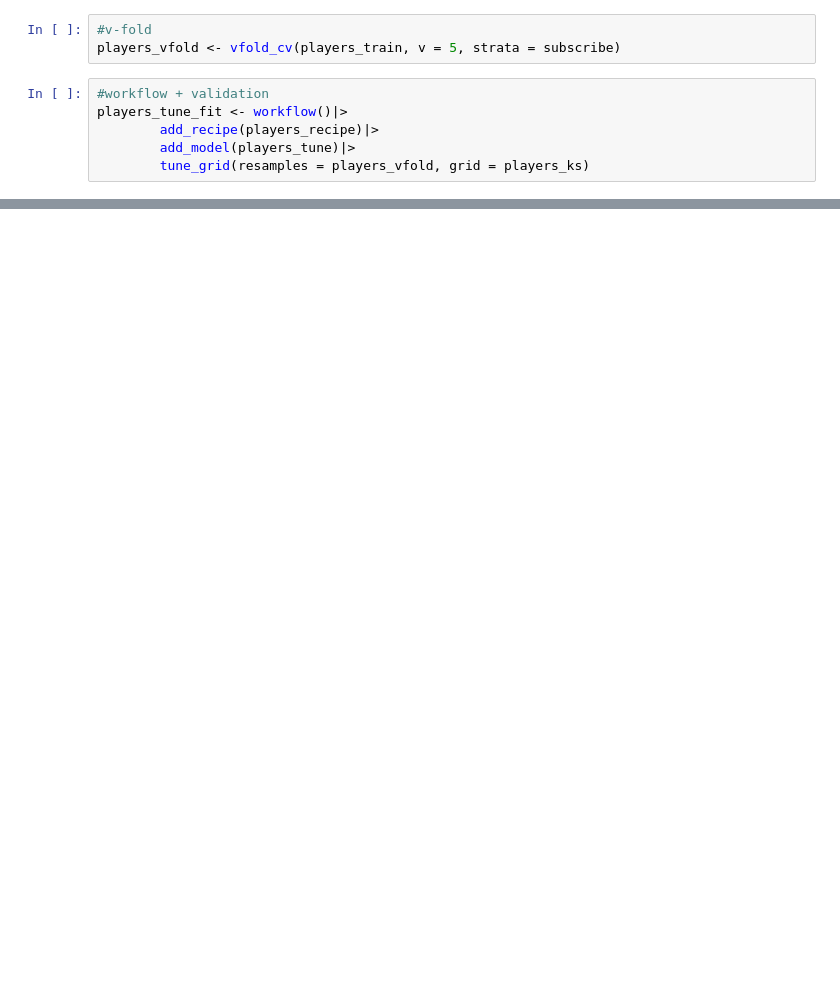
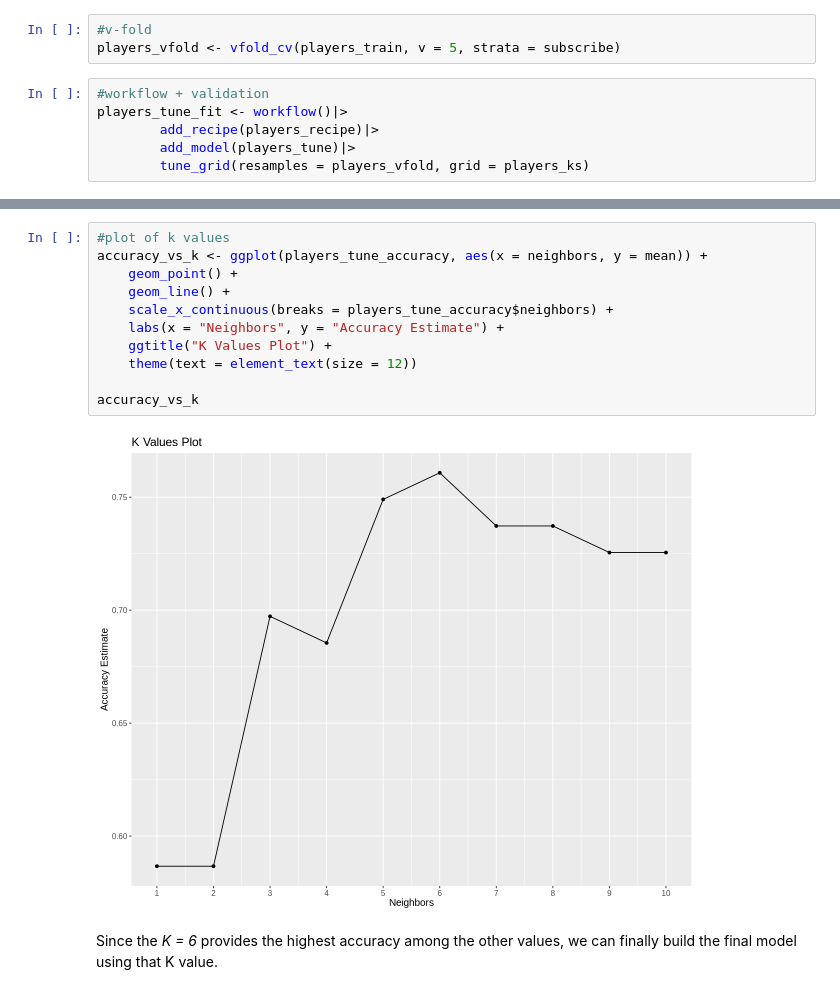
Before and after one commit to anasakbar-05/DSCI_100_Group_Project_009_14, a Jupyter notebook: Group_Project_009_14.ipynb, the cells around one changed output, grey strips where cells are left out. Drawn from its saved outputs; the diff is of its cells as text; blank space fills up the shorter version.

Commit message:
added k value plot and conclusion for evaluation

```diff
--- a/Group_Project_009_14.ipynb
+++ b/Group_Project_009_14.ipynb
@@ -353,0 +341,15 @@ discuss what future questions could this lead to
+# %%
+#plot of k values
+accuracy_vs_k <- ggplot(players_tune_accuracy, aes(x = neighbors, y = mean)) +
+    geom_point() +
+    geom_line() +
+    scale_x_continuous(breaks = players_tune_accuracy$neighbors) +
+    labs(x = "Neighbors", y = "Accuracy Estimate") +
+    ggtitle("K Values Plot") +
+    theme(text = element_text(size = 12))
+
+accuracy_vs_k
+# %% [output]
+[figure, added]
+# %% [markdown]
+Since the *K = 6* provides the highest accuracy among the other values, we can finally build the final model using that K value.
```
Also changed, not shown: parts of 30 cells of this notebook.
